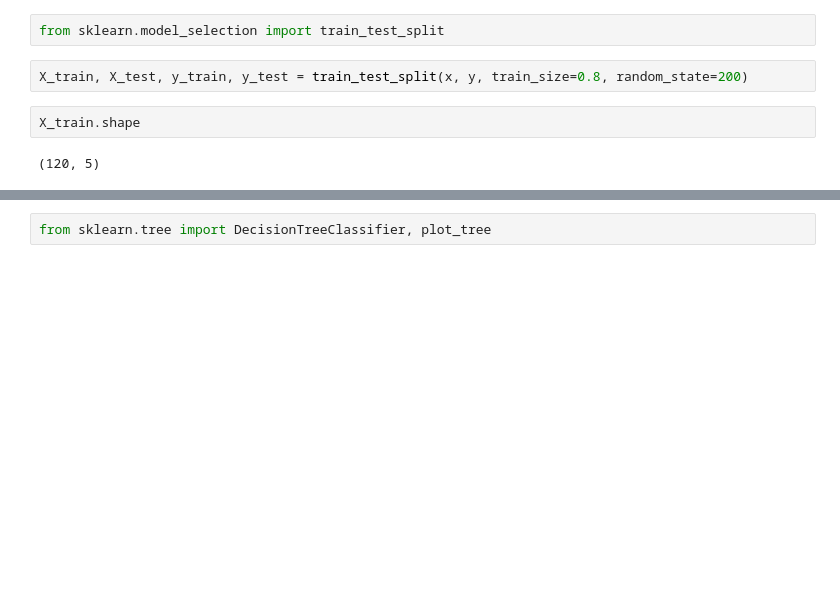
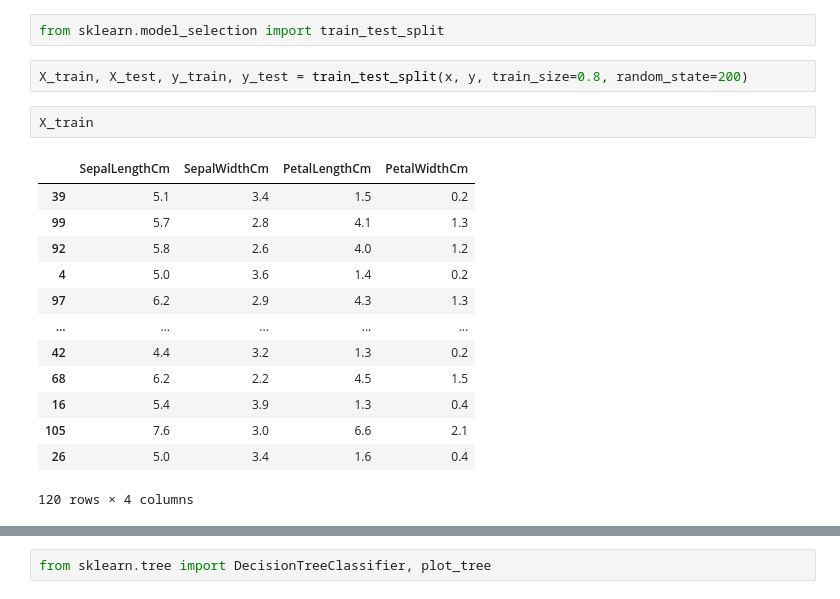
Before and after one commit to Princekrampah/ML_youtube, a Jupyter notebook: DecisionTree/Decision Tree.ipynb, the cells around one changed output, grey strips where cells are left out. Cells and saved outputs as stored; diff of their text form; blank space fills up the shorter version.

```diff
--- a/DecisionTree/Decision Tree.ipynb
+++ b/DecisionTree/Decision Tree.ipynb
@@ -94,9 +122,21 @@ from sklearn.model_selection import train_test_split
 # %%
 X_train, X_test, y_train, y_test = train_test_split(x, y, train_size=0.8, random_state=200)
 # %%
-X_train.shape
+X_train
 # %% [output]
+|  | SepalLengthCm | SepalWidthCm | PetalLengthCm | PetalWidthCm |
+| 39 | 5.1 | 3.4 | 1.5 | 0.2 |
+| 99 | 5.7 | 2.8 | 4.1 | 1.3 |
+| 92 | 5.8 | 2.6 | 4.0 | 1.2 |
+| 4 | 5.0 | 3.6 | 1.4 | 0.2 |
+| 97 | 6.2 | 2.9 | 4.3 | 1.3 |
+| ... | ... | ... | ... | ... |
+| 42 | 4.4 | 3.2 | 1.3 | 0.2 |
+| 68 | 6.2 | 2.2 | 4.5 | 1.5 |
+| 16 | 5.4 | 3.9 | 1.3 | 0.4 |
+| 105 | 7.6 | 3.0 | 6.6 | 2.1 |
+| 26 | 5.0 | 3.4 | 1.6 | 0.4 |
-(120, 5)
+120 rows × 4 columns
 # %%
 X_test.shape
 # %% [output]
```
Also changed, not shown: parts of 18 cells of this notebook.
